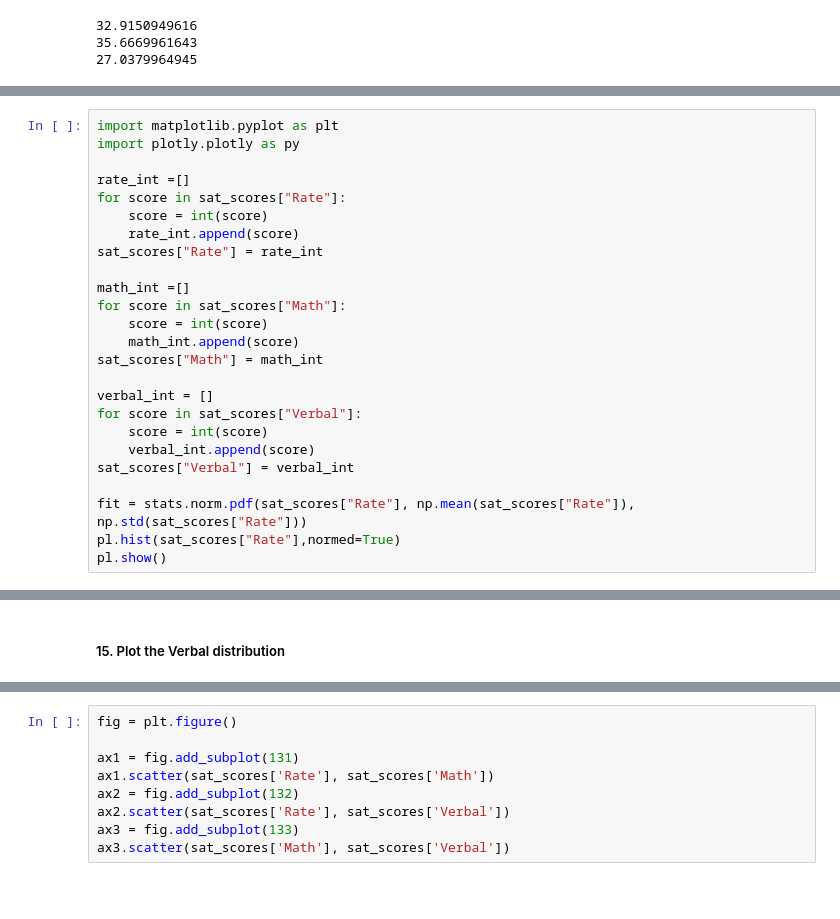
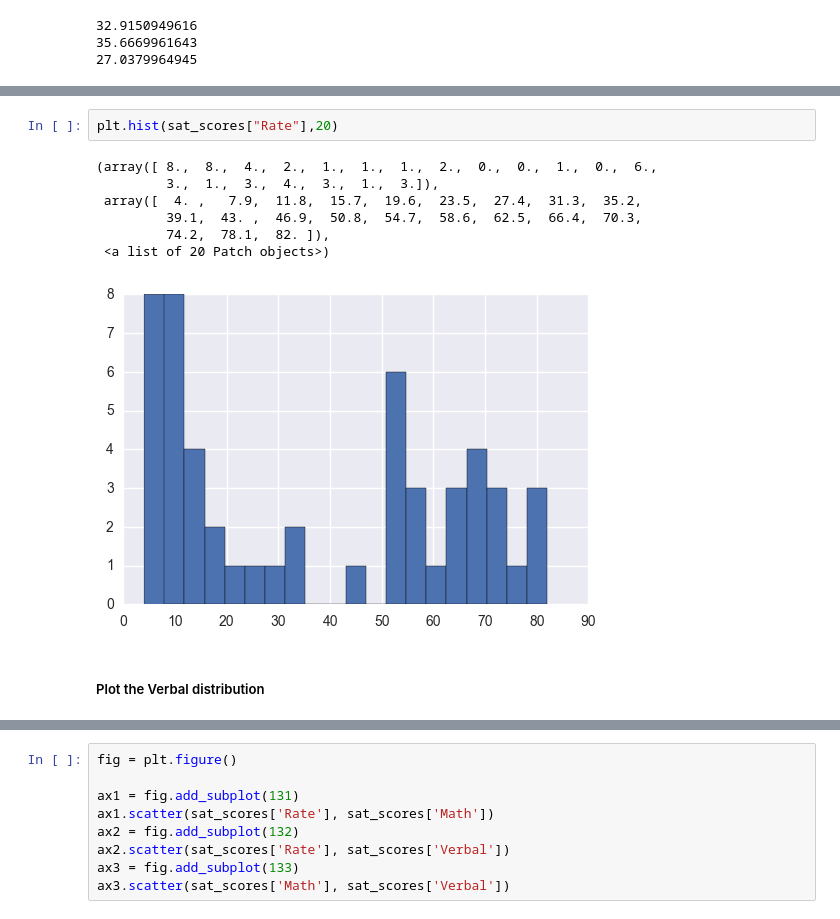
Before and after one commit to pchen2890/Portfolio_Projects, a Jupyter notebook: project-01/SUBMISSION/Project 1.ipynb, the cells around one changed output, grey strips where cells are left out. Saved outputs shown, nothing was run; the diff lists cells and outputs as text; blank space fills up the shorter version.

```diff
--- a/project-01/SUBMISSION/Project 1.ipynb
+++ b/project-01/SUBMISSION/Project 1.ipynb
@@ -180,25 +111,0 @@ KeyError: 'rate'
-# %%
-import matplotlib.pyplot as plt
-import plotly.plotly as py
-
-rate_int =[]
-for score in sat_scores["Rate"]:
-    score = int(score)
-    rate_int.append(score)
-sat_scores["Rate"] = rate_int
-
-math_int =[]
-for score in sat_scores["Math"]:
-    score = int(score)
-    math_int.append(score)
-sat_scores["Math"] = math_int
-
-verbal_int = []
-for score in sat_scores["Verbal"]:
-    score = int(score)
-    verbal_int.append(score)
-sat_scores["Verbal"] = verbal_int
-
-fit = stats.norm.pdf(sat_scores["Rate"], np.mean(sat_scores["Rate"]), np.std(sat_scores["Rate"]))
-pl.hist(sat_scores["Rate"],normed=True)
-pl.show()
@@ -207,2 +112,12 @@ pl.show()
+# %%
+plt.hist(sat_scores["Rate"],20)
+# %% [output]
+(array([ 8.,  8.,  4.,  2.,  1.,  1.,  1.,  2.,  0.,  0.,  1.,  0.,  6.,
+         3.,  1.,  3.,  4.,  3.,  1.,  3.]),
+ array([  4. ,   7.9,  11.8,  15.7,  19.6,  23.5,  27.4,  31.3,  35.2,
+         39.1,  43. ,  46.9,  50.8,  54.7,  58.6,  62.5,  66.4,  70.3,
+         74.2,  78.1,  82. ]),
+ <a list of 20 Patch objects>)
+[figure, added]
 # %% [markdown]
-##### 15. Plot the Verbal distribution
+##### Plot the Verbal distribution
```
Also changed, not shown: parts of 48 cells of this notebook, 14 other files.
